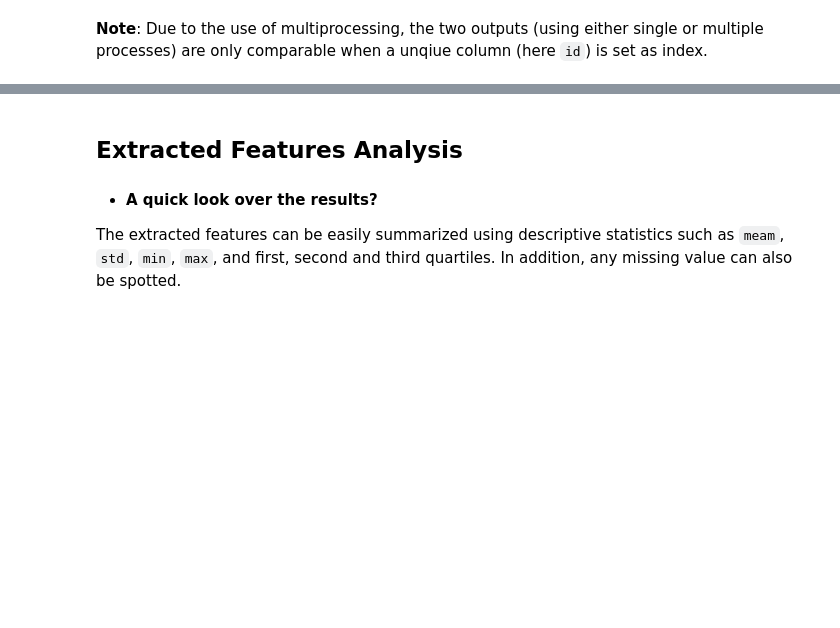
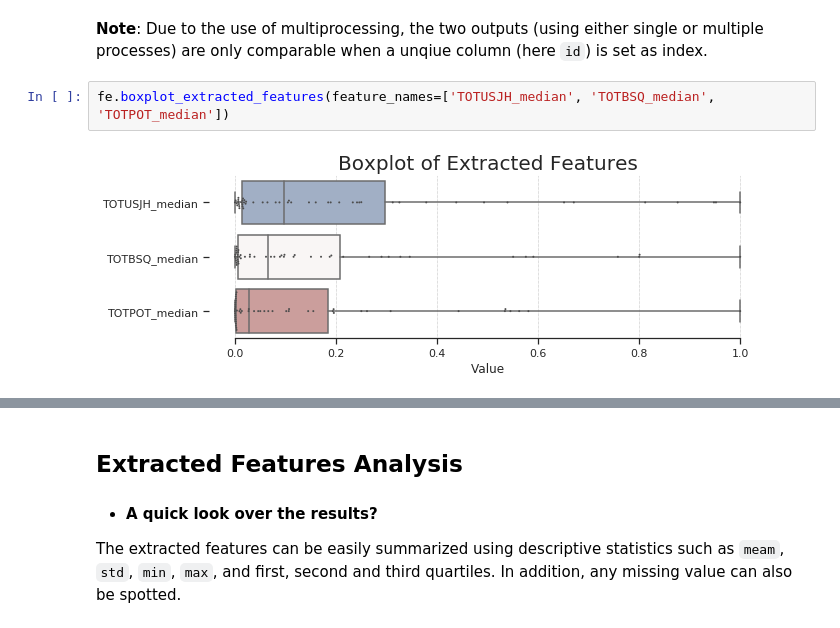
Before and after one commit to AzimAhmadzadeh/mvtsdata_toolkit, a Jupyter notebook: demo.ipynb, the cells around one changed output, grey strips where cells are left out. Drawn from its saved outputs; the diff is of its cells as text; blank space fills up the shorter version.

```diff
--- a/demo.ipynb
+++ b/demo.ipynb
@@ -206,3 +208,7 @@ fe.df_all_features
 | 49 | 3401 | NF | 2013-11-19T09:00:00 | 2013-11-19T20:48:00 | 58.152271 | 79.405460 | 66.180088 | 3.386123e+08 | 4.249081e+08 | ... |
 # %% [markdown]
 **Note**: Due to the use of multiprocessing, the two outputs (using either single or multiple processes) are only comparable when a unqiue column (here `id`) is set as index.
+# %%
+fe.boxplot_extracted_features(feature_names=['TOTUSJH_median', 'TOTBSQ_median', 'TOTPOT_median'])
+# %% [output]
+[figure, added]
```
Also changed, not shown: parts of 10 cells of this notebook, 9 other files.
